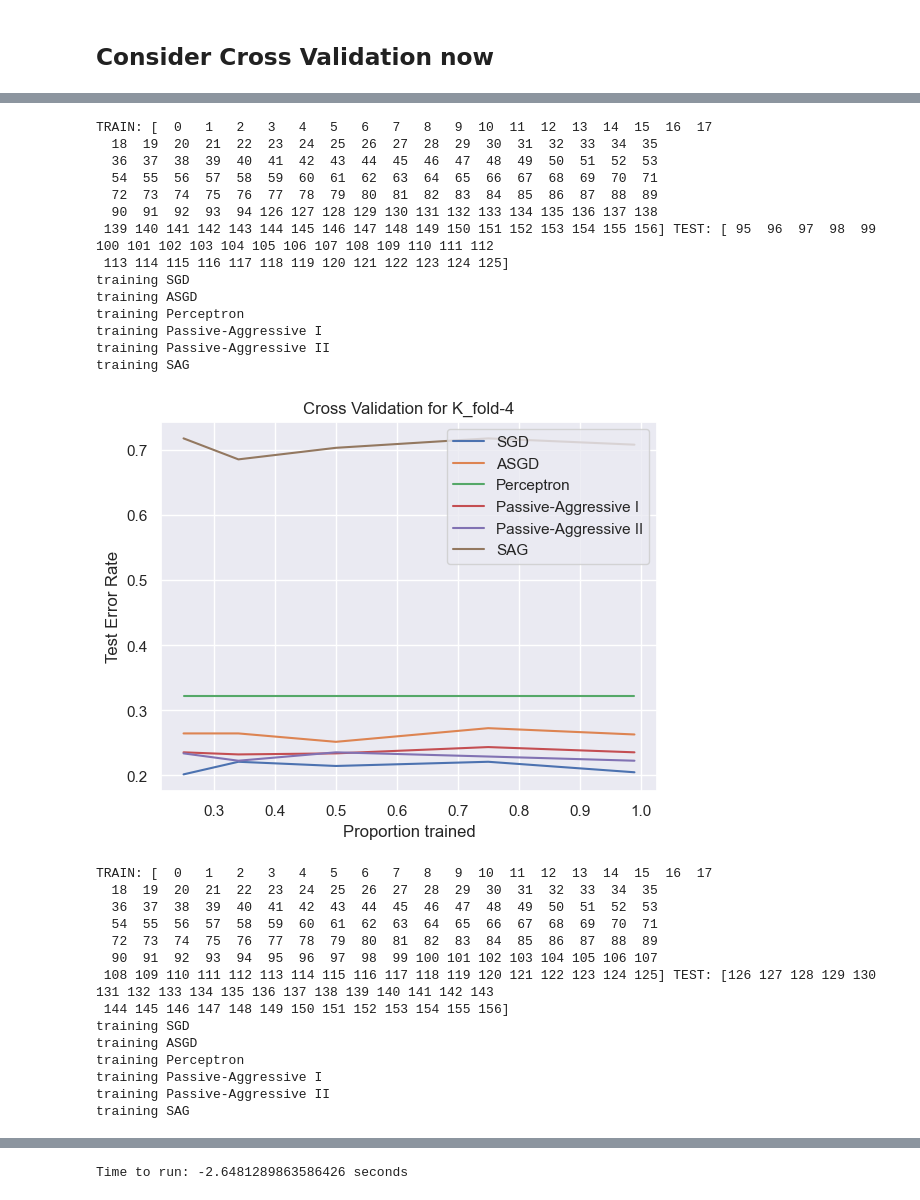
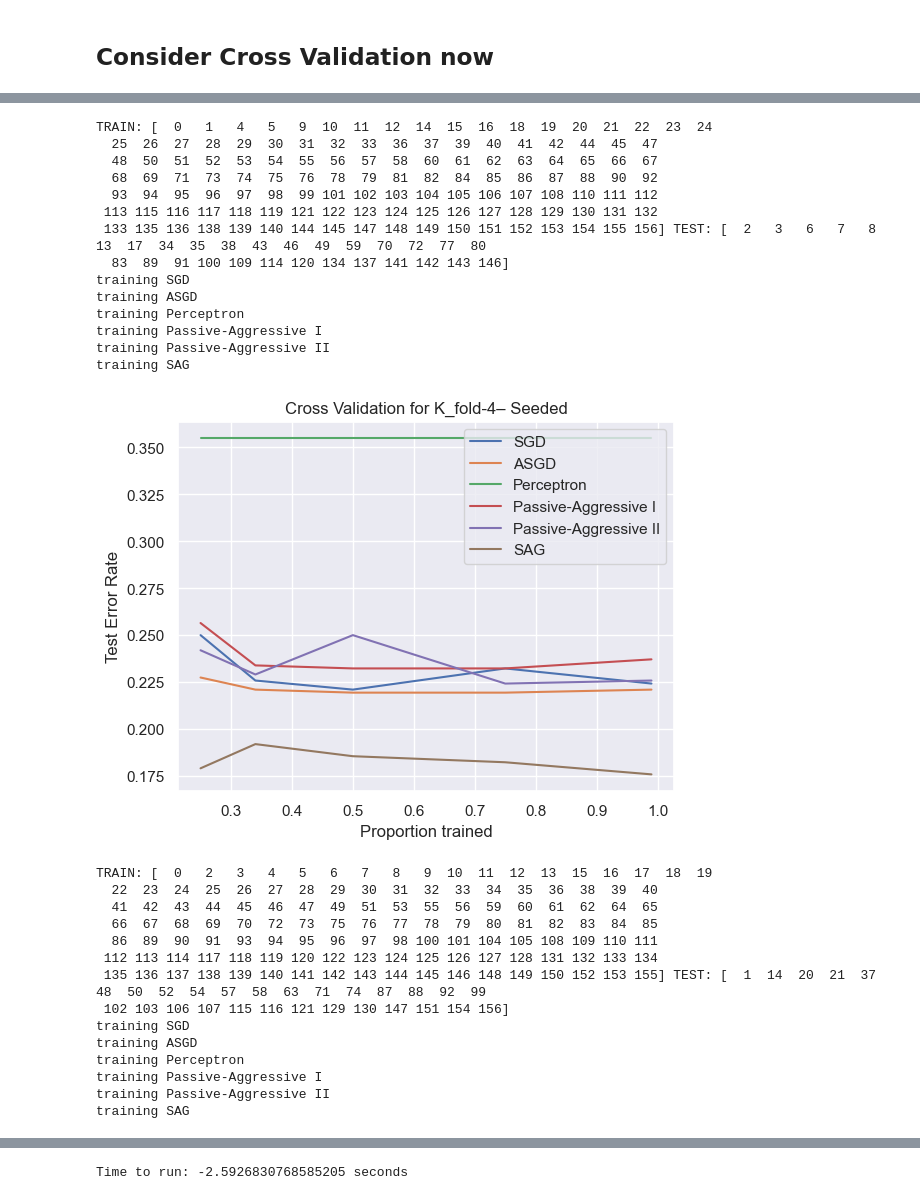
Before and after one commit to adomakor412/MSNT_Thesis_ML_CE, a Jupyter notebook: dfexp_prediction.ipynb, the cells around one changed output, grey strips where cells are left out. Saved outputs shown, nothing was run; the diff lists cells and outputs as text; code cells hidden in the pictures.

```diff
--- a/dfexp_prediction.ipynb
+++ b/dfexp_prediction.ipynb
@@ -392,13 +400,18 @@ training SAG
 # %%
 start = time.time()
 
-kf = KFold(n_splits=5)
+rng = 42
+
+#kf = KFold(n_splits=5)
+kf = KFold(n_splits=5, random_state=rng, shuffle=True)
 kf.get_n_splits(X)
-print(kf)
+#print(kf)
 
 kFolds = ['K_fold-1','K_fold-2','K_fold-3','K_fold-4','K_fold-5']
 rounds = 20
 count = 0
+
+
 for train_index, test_index in kf.split(X):
      print("TRAIN:", train_index, "TEST:", test_index)
      X_train, X_test = np.array(X)[np.array(train_index)], np.array(X)[np.array(test_index)]
@@ -418,8 +431,6 @@ for train_index, test_index in kf.split(X):
 
      for name, clf in classifiers:
          print("training %s" % name)
-         #rng = np.random.RandomState(42)
-         rng = 42
          yy = []
          for i in heldout:
              yy_ = []
@@ -431,12 +442,12 @@ for train_index, test_index in kf.split(X):
              #plt.title(f"Cross Validation Test Error Rate: {i}% trained")
          plt.plot(xx, yy, label=name)
          #plt.plot(heldout, yy, label=name)
-     plt.title(f"Cross Validation for {kFolds[count]}")
+     plt.title(f"Cross Validation for {kFolds[count]}– Seeded")
      plt.legend(loc="upper right")
      plt.xlabel("Proportion trained")#
      #plt.xlabel("Train-Test Index")
      plt.ylabel("Test Error Rate")
-     plt.savefig(f"{kFolds[count]}CrossValidation.png")
+     plt.savefig(f"{kFolds[count]}CrossValidationSeeded.png")
      plt.show()
      #plt.savefig(f"CrossValidationTestErrorRate_{i}_percent_trained.png")
 
@@ -493,26 +503,26 @@ training SAG
-TRAIN: [  0   1   2   3   4   5   6   7   8   9  10  11  12  13  14  15  16  17
-  18  19  20  21  22  23  24  25  26  27  28  29  30  31  32  33  34  35
-  36  37  38  39  40  41  42  43  44  45  46  47  48  49  50  51  52  53
-  54  55  56  57  58  59  60  61  62  63  64  65  66  67  68  69  70  71
-  72  73  74  75  76  77  78  79  80  81  82  83  84  85  86  87  88  89
-  90  91  92  93  94 126 127 128 129 130 131 132 133 134 135 136 137 138
- 139 140 141 142 143 144 145 146 147 148 149 150 151 152 153 154 155 156] TEST: [ 95  96  97  98  99 100 101 102 103 104 105 106 107 108 109 110 111 112
- 113 114 115 116 117 118 119 120 121 122 123 124 125]
+TRAIN: [  0   1   4   5   9  10  11  12  14  15  16  18  19  20  21  22  23  24
+  25  26  27  28  29  30  31  32  33  36  37  39  40  41  42  44  45  47
+  48  50  51  52  53  54  55  56  57  58  60  61  62  63  64  65  66  67
+  68  69  71  73  74  75  76  78  79  81  82  84  85  86  87  88  90  92
+  93  94  95  96  97  98  99 101 102 103 104 105 106 107 108 110 111 112
+ 113 115 116 117 118 119 121 122 123 124 125 126 127 128 129 130 131 132
+ 133 135 136 138 139 140 144 145 147 148 149 150 151 152 153 154 155 156] TEST: [  2   3   6   7   8  13  17  34  35  38  43  46  49  59  70  72  77  80
+  83  89  91 100 109 114 120 134 137 141 142 143 146]
 training SGD
 training ASGD
 training Perceptron
 training Passive-Aggressive I
 training Passive-Aggressive II
 training SAG
-[figure, old version]
+[figure, new version]
-TRAIN: [  0   1   2   3   4   5   6   7   8   9  10  11  12  13  14  15  16  17
-  18  19  20  21  22  23  24  25  26  27  28  29  30  31  32  33  34  35
-  36  37  38  39  40  41  42  43  44  45  46  47  48  49  50  51  52  53
-  54  55  56  57  58  59  60  61  62  63  64  65  66  67  68  69  70  71
-  72  73  74  75  76  77  78  79  80  81  82  83  84  85  86  87  88  89
-  90  91  92  93  94  95  96  97  98  99 100 101 102 103 104 105 106 107
- 108 109 110 111 112 113 114 115 116 117 118 119 120 121 122 123 124 125] TEST: [126 127 128 129 130 131 132 133 134 135 136 137 138 139 140 141 142 143
- 144 145 146 147 148 149 150 151 152 153 154 155 156]
+TRAIN: [  0   2   3   4   5   6   7   8   9  10  11  12  13  15  16  17  18  19
+  22  23  24  25  26  27  28  29  30  31  32  33  34  35  36  38  39  40
+  41  42  43  44  45  46  47  49  51  53  55  56  59  60  61  62  64  65
+  66  67  68  69  70  72  73  75  76  77  78  79  80  81  82  83  84  85
+  86  89  90  91  93  94  95  96  97  98 100 101 104 105 108 109 110 111
+ 112 113 114 117 118 119 120 122 123 124 125 126 127 128 131 132 133 134
+ 135 136 137 138 139 140 141 142 143 144 145 146 148 149 150 152 153 155] TEST: [  1  14  20  21  37  48  50  52  54  57  58  63  71  74  87  88  92  99
+ 102 103 106 107 115 116 121 129 130 147 151 154 156]
 training SGD
 training ASGD
 training Perceptron
@@ -523 +533 @@ training SAG
-Time to run: -2.6481289863586426 seconds
+Time to run: -2.5926830768585205 seconds
```
Also changed, not shown: parts of 29 cells of this notebook.
